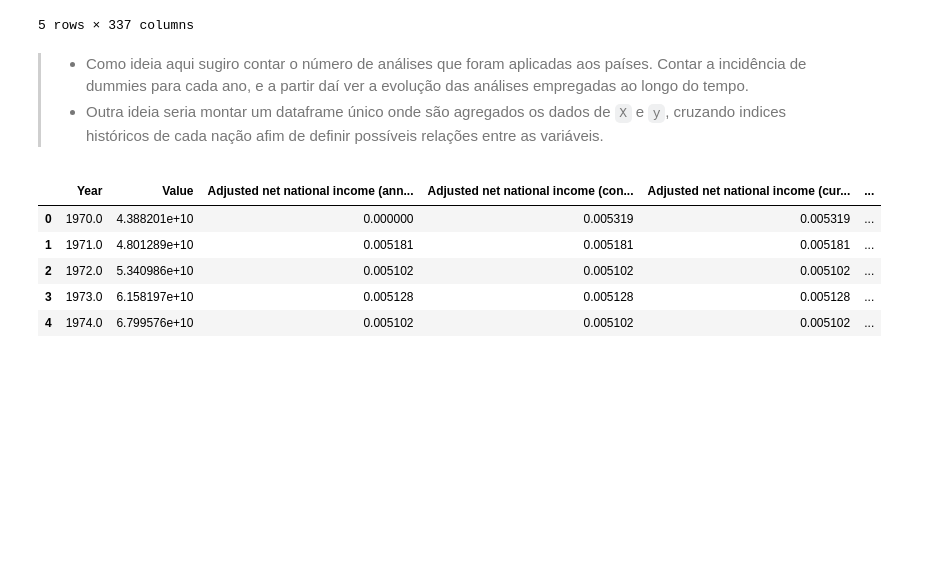
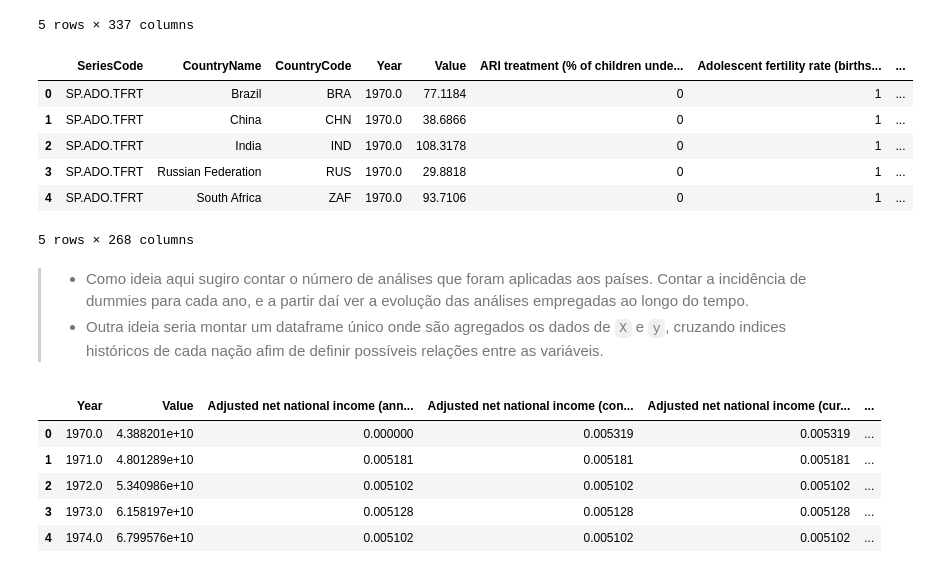
Before and after one commit to lucas-coutinho/brics-data-analysis, a Jupyter notebook: brics_health_and_poverty.ipynb, the cells around one changed output. Saved outputs shown, nothing was run; the diff lists cells and outputs as text; code cells hidden in the pictures; blank space fills up the shorter version.

Commit message:
Feature: Dummies for y dataset

```diff
--- a/brics_health_and_poverty.ipynb
+++ b/brics_health_and_poverty.ipynb
@@ -38,6 +38,10 @@ Adicionei abaixo  uma transformacao das features em onehot, mas ainda nao sei co
 one_hot = pd.get_dummies(X['SeriesName'])
 X = X.drop('SeriesName', axis=1)
 X = X.join(one_hot)
+# %%
+one_hot = pd.get_dummies(y['SeriesName'])
+y.drop('SeriesName', axis = 1, inplace=True)
+y = y.join(one_hot)
 # %%
 X.head()
 # %% [output]
@@ -48,6 +52,16 @@ X.head()
 | 11 | NY.ADJ.NNTY.CD | China | CHN | 1970.0 | 8.525561e+10 | 0 | 0 | ... |
 | 12 | NY.ADJ.NNTY.CD | India | IND | 1970.0 | 5.776720e+10 | 0 | 0 | ... |
 5 rows × 337 columns
+# %%
+y.head()
+# %% [output]
+|  | SeriesCode | CountryName | CountryCode | Year | Value | ARI treatment (% of children unde... | Adolescent fertility rate (births... | ... |
+| 0 | SP.ADO.TFRT | Brazil | BRA | 1970.0 | 77.1184 | 0 | 1 | ... |
+| 1 | SP.ADO.TFRT | China | CHN | 1970.0 | 38.6866 | 0 | 1 | ... |
+| 2 | SP.ADO.TFRT | India | IND | 1970.0 | 108.3178 | 0 | 1 | ... |
+| 3 | SP.ADO.TFRT | Russian Federation | RUS | 1970.0 | 29.8818 | 0 | 1 | ... |
+| 4 | SP.ADO.TFRT | South Africa | ZAF | 1970.0 | 93.7106 | 0 | 1 | ... |
+5 rows × 268 columns
 # %% [markdown]
 >- Como ideia aqui sugiro contar o número de análises que foram aplicadas aos países. Contar a incidência de dummies para cada ano, e a partir daí ver a evolução das análises empregadas ao longo do tempo.
 >- Outra ideia seria montar um dataframe único onde são agregados os dados de `X` e `y`, cruzando indices históricos de cada nação afim de definir possíveis relações entre as variáveis.
```
Also changed, not shown: parts of 1 cell of this notebook.
